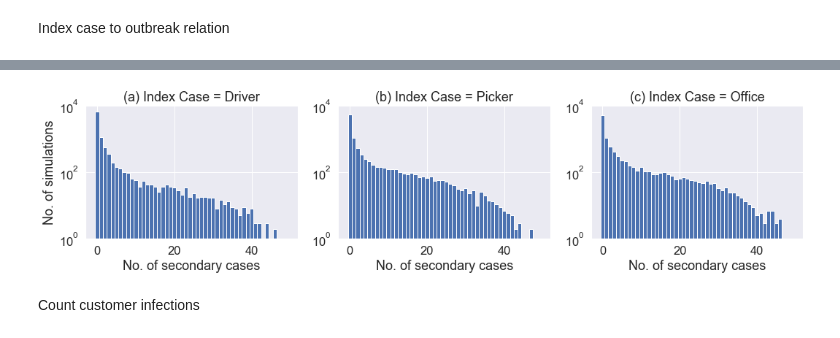
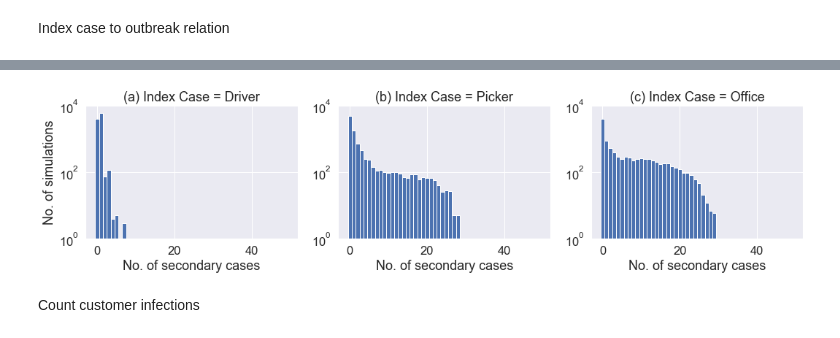
Before and after one commit to CarlWhitfield/Workplace_delivery_transmission, a Jupyter notebook: Network_workplace_model/Latest_results/plot_param_sweeps.ipynb, the cells around one changed output, grey strips where cells are left out. Drawn from its saved outputs; the diff is of its cells as text; code cells hidden in the pictures.

```diff
--- a/Network_workplace_model/Latest_results/plot_param_sweeps.ipynb
+++ b/Network_workplace_model/Latest_results/plot_param_sweeps.ipynb
@@ -40,7 +42,9 @@ dfall['Ninfected'] = (dfall.loc[:,'FracRecovered']*dfall.loc[:,'NStaff'] - 1)
 dfall['InfJob'] = np.ones(len(dfall),dtype=np.object)
 for i in np.arange(3):
     dfall.loc[dfall['InfInit']==i+1,'InfJob'] = job[i]
-dfphi = dfall[(dfall['phi'] == 0.05) | (dfall['phi'] == 0.25) | (dfall['phi'] == 1.0)]
+dfNDT = dfall[(dfall['NLteams'] == 2) & (dfall['NOteams'] == 2)]
+dfNLT = dfall[(dfall['NDteams'] == 3) & (dfall['NOteams'] == 2)]
+dfNOT = dfall[(dfall['NDteams'] == 3) & (dfall['NLteams'] == 2)]
 # %% [output]
 A value is trying to be set on a copy of a slice from a DataFrame.
 Try using .loc[row_indexer,col_indexer] = value instead
@@ -65,15 +69,15 @@ See the caveats in the documentation: https://pandas.pydata.org/pandas-docs/stab
 # %% [markdown]
 Index case to outbreak relation
 # %%
-sp = sns.catplot(x='tD',y='outbreak', hue='phi',col='InfInit',data=dfphi,kind='point',\
-                 markers=["s","o","^"], linestyles=["-", "--",":"], legend=False)
-sp.set(xlabel='Driver contact rate',ylim=(0,0.4))
+sp = sns.catplot(x='phi',y='outbreak', hue='NDteams',col='InfInit',data=dfNDT,kind='point',\
+                 markers=["s","o","^","x"], linestyles=["-", "--",":","-."], legend=False)
+sp.set(xlabel='Mixing rate',ylim=(0,0.5))
 axes = sp.axes.flatten()
 axes[0].set_ylabel('Outbreak probability')
 lab = ['a','b','c']
 for i in range(3):
     axes[i].set_title('(%s) Index Case = %s'%(lab[i],job[i]))
 sp.set_xticklabels(rotation=90)
-plt.legend(loc='lower right',title='Mixing param')
+plt.legend(loc='lower right',title='Driver teams')
 plt.tight_layout()
-sp.savefig('param_sweep_outbreak_probability.png')
+sp.savefig('param_sweep_outbreak_probability_NDT.png')
@@ -82,14 +84,14 @@ sp.savefig('param_sweep_outbreak_probability.png')
 # %%
-sp = sns.catplot(x='tD',y='Ninfected', hue='phi',col='InfInit',data=dfphi,kind='point',\
-                 markers=["s","o","^"],linestyles=["-", "--",":"],legend=False)
-sp.set(ylim=(0,10),xlabel='Driver contact rate')
+sp = sns.catplot(x='phi',y='outbreak', hue='NLteams',col='InfInit',data=dfNLT,kind='point',\
+                 markers=["s","o","^","x"], linestyles=["-", "--",":","-."], legend=False)
+sp.set(xlabel='Mixing rate',ylim=(0,0.5))
 axes = sp.axes.flatten()
-axes[0].set_ylabel('No. of secondary cases')
+axes[0].set_ylabel('Outbreak probability')
 lab = ['a','b','c']
 for i in range(3):
     axes[i].set_title('(%s) Index Case = %s'%(lab[i],job[i]))
 sp.set_xticklabels(rotation=90)
-plt.legend(loc='lower right',title='Mixing param')
+plt.legend(loc='lower right',title='Picker teams')
 plt.tight_layout()
-sp.savefig('Secondary_infections.png')
+sp.savefig('param_sweep_outbreak_probability_NLT.png')
 # %% [output]
@@ -96,0 +99,13 @@ sp.savefig('Secondary_infections.png')
+# %%
+sp = sns.catplot(x='phi',y='outbreak', hue='NOteams',col='InfInit',data=dfNOT,kind='point',\
+                 markers=["s","o","^","x"], linestyles=["-", "--",":","-."], legend=False)
+sp.set(xlabel='Mixing rate',ylim=(0,0.5))
+axes = sp.axes.flatten()
+axes[0].set_ylabel('Outbreak probability')
+lab = ['a','b','c']
+for i in range(3):
+    axes[i].set_title('(%s) Index Case = %s'%(lab[i],job[i]))
+sp.set_xticklabels(rotation=90)
+plt.legend(loc='lower right',title='Office teams')
+plt.tight_layout()
+sp.savefig('param_sweep_outbreak_probability_NOT.png')
@@ -97,19 +114,19 @@ sp.savefig('Secondary_infections.png')
 # %%
 fig, ax = plt.subplots(1,3,figsize=(15,4))
 ntd = 2
 nphi = 0
 for (i,ii) in enumerate(II):
-    dfh = dfall[(dfall['InfInit'] == ii)*(dfall['tD']==TD[ntd])*(dfall['phi']==Phi[nphi])]
+    dfh = dfall[(dfall['InfInit'] == ii)*(dfall['NDteams']==3)*(dfall['NLteams']==2)*(dfall['NOteams']==2)*(dfall['phi']==Phi[nphi])]
     ax[i].hist(dfh['Ninfected'],bins=(np.arange(51)-0.5),label='%.2f'%Phi[nphi])
     ax[i].set_yscale('log')
     ax[i].set_ylim((1,10000))
     ax[i].set_title('(%s) Index Case = %s'%(lab[i],job[i]))
     ax[i].set_xlabel('No. of secondary cases')
 ax[0].set_ylabel('No. of simulations')
 fig.tight_layout()
 fig.savefig('secondary_cases_hist.png')
 # %% [output]
-[figure, old version]
+[figure, new version]
 # %% [markdown]
 Count customer infections
 # %%
```
Also changed, not shown: parts of 8 cells of this notebook, 3 other files.
